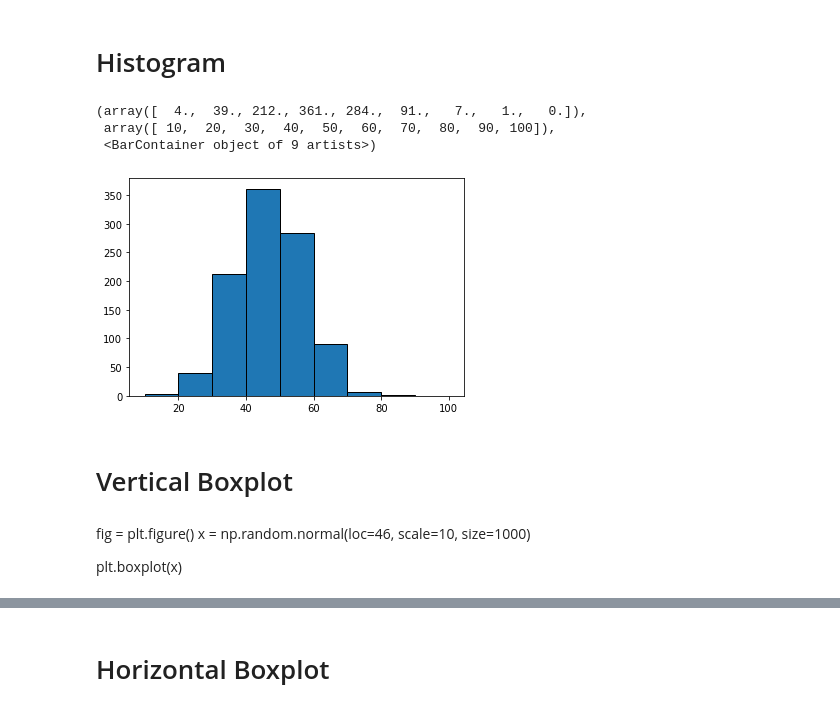
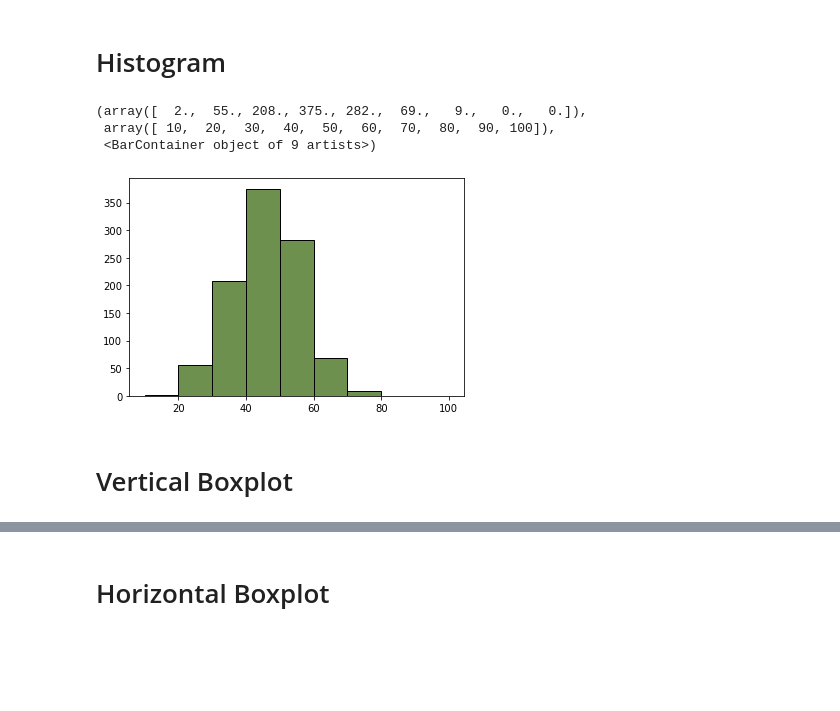
Before and after one commit to Ryan-Ashton/visualisation_notes, a Jupyter notebook: Matplotlib.ipynb, the cells around one changed output, grey strips where cells are left out. Cells and saved outputs as stored; diff of their text form; code cells hidden in the pictures; blank space fills up the shorter version.

```diff
--- a/Matplotlib.ipynb
+++ b/Matplotlib.ipynb
@@ -481,21 +550,24 @@ squarify.plot(sizes=x, label=labels)
 # %%
 fig = plt.figure()
 
 # loc=mean, scale=standard deviation, size= No. of samples
 x = np.random.normal(loc=46, scale=10, size=1000)
-
 bins = [10, 20, 30, 40, 50, 60, 70, 80, 90, 100]
 
-plt.hist(x=x, bins=bins, edgecolor='black', log=False)
+
+plt.hist(x=x,
+         bins=bins, # optional
+         edgecolor='black',
+         color='#6d904f',
+         log=False,
+         density=False,
+         histtype='bar', # barstacked', 'step', 'stepfilled'
+         orientation='vertical', # horizontal
+        )
 # %% [output]
-(array([  4.,  39., 212., 361., 284.,  91.,   7.,   1.,   0.]),
+(array([  2.,  55., 208., 375., 282.,  69.,   9.,   0.,   0.]),
  array([ 10,  20,  30,  40,  50,  60,  70,  80,  90, 100]),
  <BarContainer object of 9 artists>)
-[figure, old version]
+[figure, new version]
 # %% [markdown]
 # Vertical Boxplot
-# %% [markdown]
-fig = plt.figure()
-x = np.random.normal(loc=46, scale=10, size=1000)
-
-plt.boxplot(x)
```
Also changed, not shown: parts of 17 cells of this notebook.
